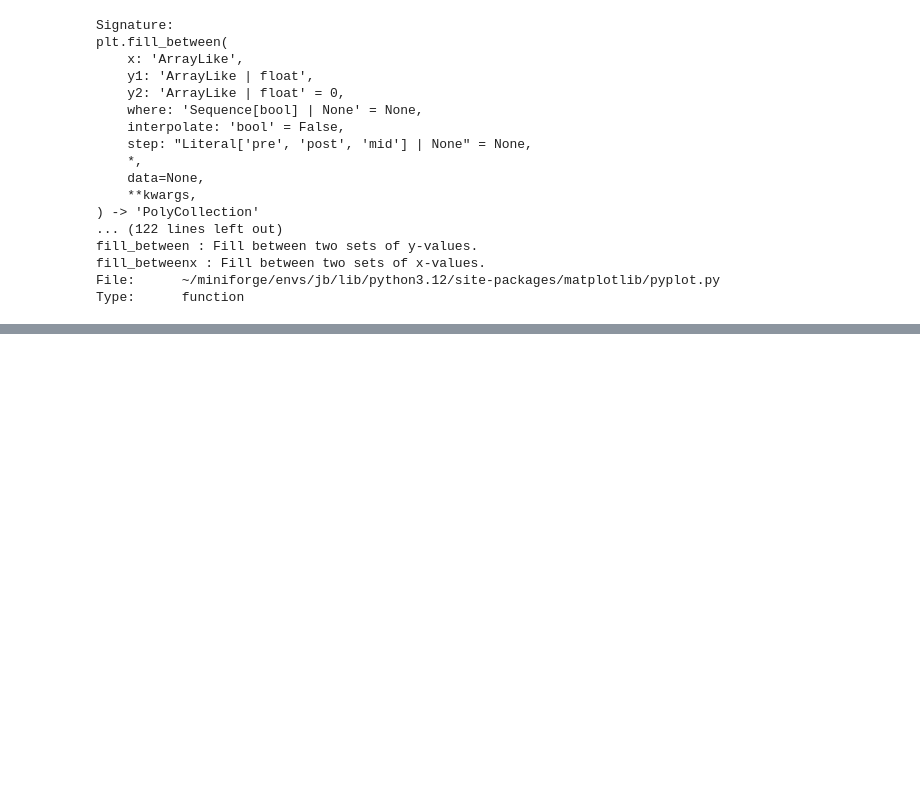
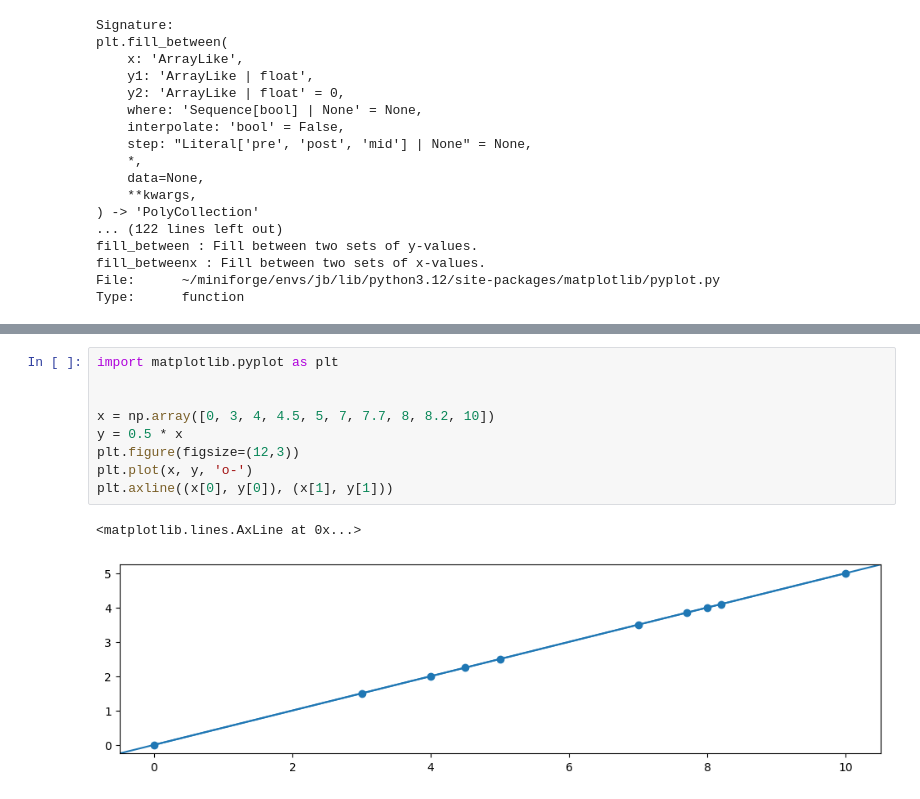
Before and after one commit to ICHEC/qpcc, a Jupyter notebook: testpad.ipynb, the cells around one changed output, grey strips where cells are left out. Cells and saved outputs as stored; diff of their text form; blank space fills up the shorter version.

```diff
--- a/testpad.ipynb
+++ b/testpad.ipynb
@@ -84,0 +144,12 @@ Type:      function
+# %%
+import matplotlib.pyplot as plt
+
+
+x = np.array([0, 3, 4, 4.5, 5, 7, 7.7, 8, 8.2, 10])
+y = 0.5 * x
+plt.figure(figsize=(12,3))
+plt.plot(x, y, 'o-')
+plt.axline((x[0], y[0]), (x[1], y[1]))
+# %% [output]
+<matplotlib.lines.AxLine at 0x...>
+[figure, added]
```
Also changed, not shown: parts of 5 cells of this notebook.
